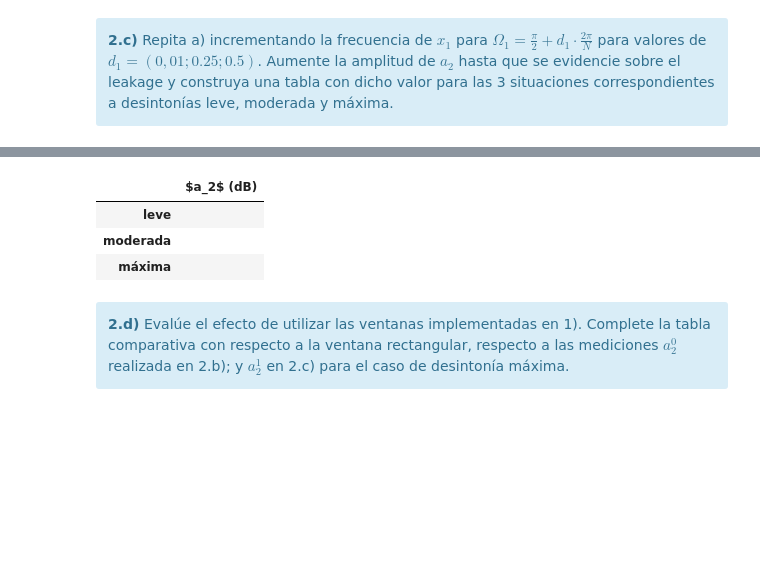
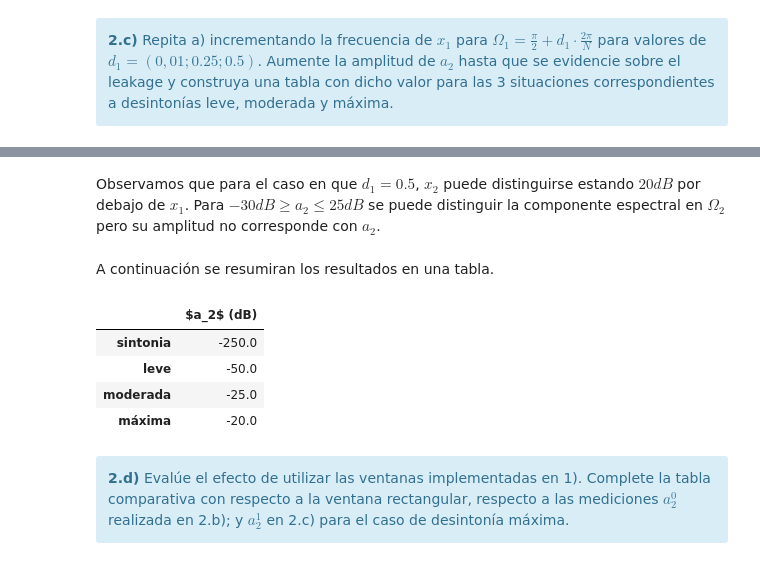
Before and after one commit to LisandroRobles/tp2, a Jupyter notebook: TP2 - Ventanas.ipynb, the cells around one changed output, grey strips where cells are left out. Cells and saved outputs as stored; diff of their text form; code cells hidden in the pictures; blank space fills up the shorter version.

```diff
--- a/TP2 - Ventanas.ipynb
+++ b/TP2 - Ventanas.ipynb
@@ -967,0 +1058,3 @@ plt.plot(t,x)
+# %%
+#Almacenamos el resultado para muestreo sincrónico
+tus_resultados.append(str(20*np.log10(a2)))
@@ -967,0 +1118,3 @@ plt.plot(t,x)
+# %%
+#Almacenamos el resultado para muestreo sincrónico
+tus_resultados.append(str(20*np.log10(a2)))
@@ -967,0 +1178,3 @@ plt.plot(t,x)
+# %%
+#Almacenamos el resultado para muestreo sincrónico
+tus_resultados.append(str(20*np.log10(a2)))
@@ -968,31 +1236,29 @@ plt.plot(t,x)
+# %% [markdown]
+Observamos que para el caso en que $d_{1} = 0.5$, $x_{2}$ puede distinguirse estando $20dB$ por debajo de $x_{1}$. Para $-30 dB \geq a_{2} \leq 25 dB$ se puede distinguir la componente espectral en $\Omega_{2}$ pero su amplitud no corresponde con $a_{2}$.
+# %%
+#Almacenamos el resultado para muestreo sincrónico
+tus_resultados.append(str(20*np.log10(a2)))
+# %% [markdown]
+A continuación se resumiran los resultados en una tabla.
 # %%
-##########################################
-# Acá podés generar los gráficos pedidos #
-##########################################
-
-
-
 #######################################
 # Tu simulación que genere resultados #
 #######################################
 
-tus_resultados = [
-                   '', # <-- acá debería haber numeritos :)
-                   '', # <-- acá debería haber numeritos :)
-                   '' # <-- acá debería haber numeritos :)
-                 ]
 df = DataFrame(tus_resultados, columns=['$a_2$ (dB)'],
                index=[
-                        'leve',
+                       'sintonia',
+                       'leve',
                         'moderada',
                         'máxima',
                      ])
 HTML(df.to_html())
 # %% [output]
 |  | $a_2$ (dB) |
-| leve |  |
-| moderada |  |
-| máxima |  |
+| sintonia | -250.0 |
+| leve | -50.0 |
+| moderada | -25.0 |
+| máxima | -20.0 |
 # %% [markdown]
 <div class="alert alert-block alert-info">
 <b>2.d)</b> Evalúe el efecto de utilizar las ventanas implementadas en 1). Complete la tabla comparativa con respecto a la ventana rectangular, respecto a las mediciones $a^0_2$ realizada en 2.b); y $a^1_2$ en 2.c) para el caso de desintonía máxima.
```
Also changed, not shown: parts of 38 cells of this notebook.
